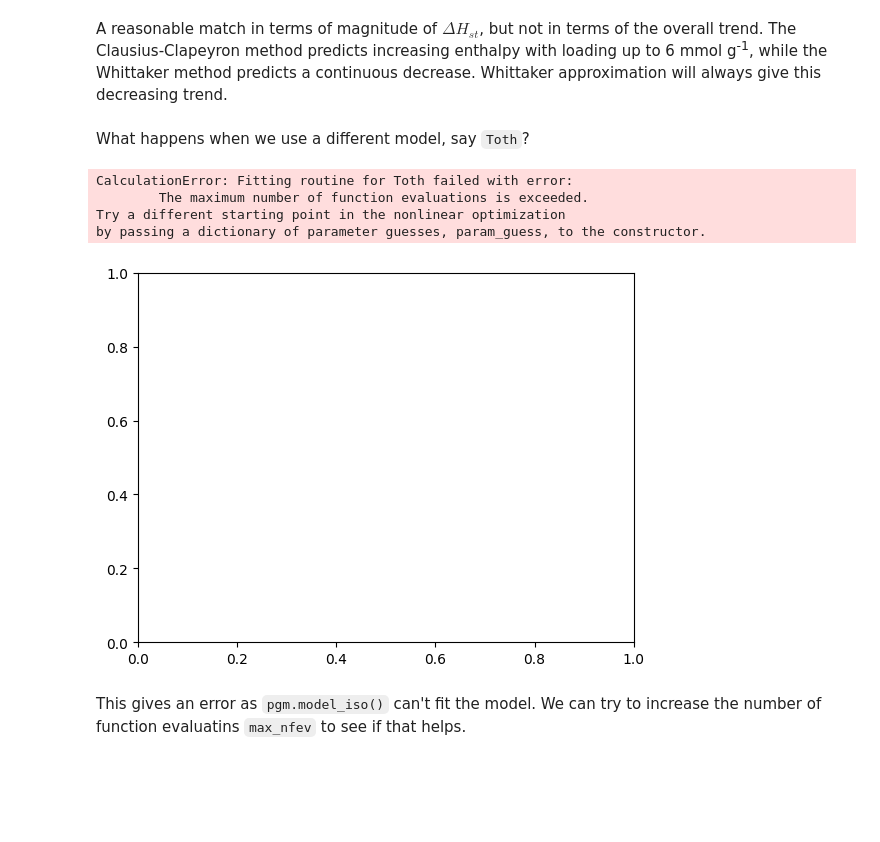
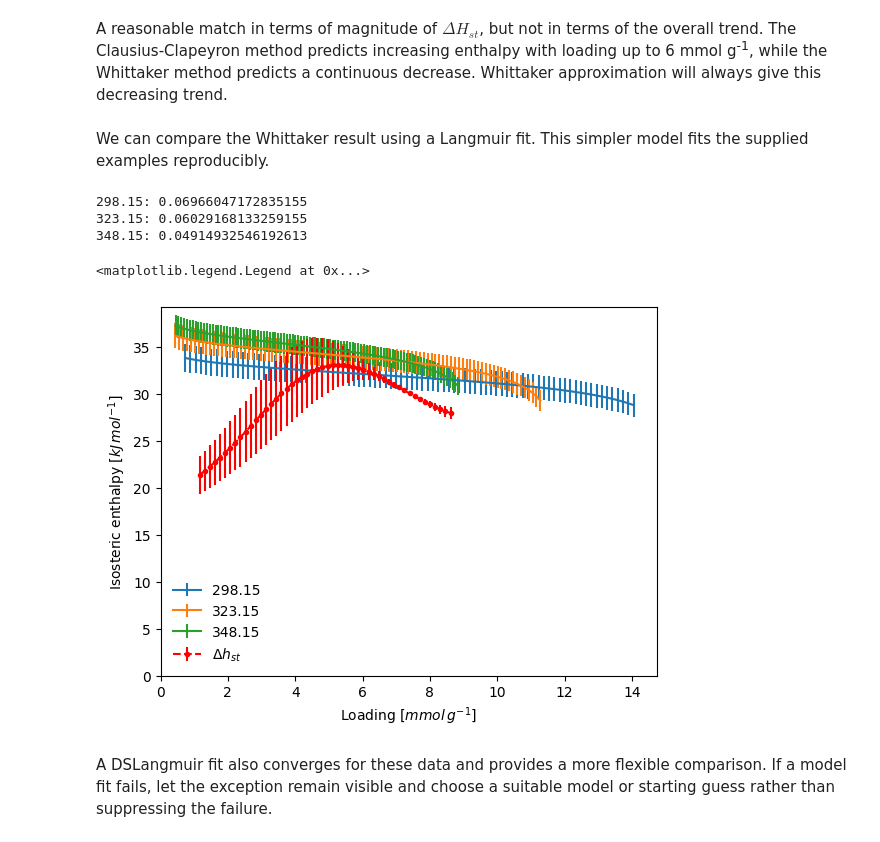
Before and after one commit to pauliacomi/pyGAPS, a Jupyter notebook: docs/examples/enthalpy_sorption.ipynb, the cells around one changed output. Cells and saved outputs as stored; diff of their text form; code cells hidden in the pictures; blank space fills up the shorter version.

```diff
--- a/docs/examples/enthalpy_sorption.ipynb
+++ b/docs/examples/enthalpy_sorption.ipynb
@@ -58,7 +56,7 @@ calculation.
 from pygaps.modelling import model_iso
 
 models_isosteric = [model_iso(iso, model="dslangmuir") for iso in isotherms_isosteric]
-result_dict = pgc.isosteric_enthalpy(models_isosteric, verbose=True)
+result_dict = pgc.enthalpy_sorption_clapeyron(models_isosteric, verbose=True)
 # %% [output]
 [figure]
 # %% [markdown]
@@ -172,48 +150,48 @@ ax.legend(frameon=False)
 # %% [markdown]
 A reasonable match in terms of magnitude of $\Delta H_{st}$, but not in terms of the overall trend. The Clausius-Clapeyron method predicts increasing enthalpy with loading up to 6 mmol g<sup>-1</sup>, while the Whittaker method predicts a continuous decrease. Whittaker approximation will always give this decreasing trend.
-# %% [markdown]
-What happens when we use a different model, say `Toth`?
+# %% [markdown]
+We can compare the Whittaker result using a Langmuir fit. This simpler model fits the supplied examples reproducibly.
 # %%
 import pygaps.graphing as pgg
 import matplotlib.pyplot as plt
 
 _, ax = plt.subplots(1, 1)  # set up an ax to plot on
 
 for i in isotherms_isosteric:
     # Calculate heat of adsorpation with whittaker method
     whittaker = pgc.enthalpy_sorption_whittaker(
         i,
-        model='toth',  # using DSToth
+        model='langmuir',  # using DSToth
         verbose=False
     )
     print(
         f"{i.temperature}: {whittaker['model_isotherm'].model.rmse}"
     )  # check that fit is reasonable for all models
     ax.errorbar( # and plotting
         whittaker['loading'],
         whittaker['enthalpy_sorption'],
         yerr=whittaker['std_errs'],  # with error bars
         label=str(i.temperature),
     )
 
 # Now plotting Clausis-Clapeyron enthalpies
 pgg.calc_graphs.isosteric_enthalpy_plot(
     result_dict['loading'],
     result_dict['isosteric_enthalpy'],
     result_dict['std_errs'],
     units=isotherms_isosteric[0].units,
     ax=ax
 )
 
 ax.legend(frameon=False)
 # %% [output]
-CalculationError: Fitting routine for Toth failed with error:
-        The maximum number of function evaluations is exceeded.
-Try a different starting point in the nonlinear optimization
-by passing a dictionary of parameter guesses, param_guess, to the constructor.
+298.15: 0.06966047172835155
+323.15: 0.06029168133259155
+348.15: 0.04914932546192613
+<matplotlib.legend.Legend at 0x...>
-[figure, old version]
+[figure, new version]
-# %% [markdown]
-This gives an error as `pgm.model_iso()` can't fit the model. We can try to increase the number of function evaluatins `max_nfev` to see if that helps.
+# %% [markdown]
+A DSLangmuir fit also converges for these data and provides a more flexible comparison. If a model fit fails, let the exception remain visible and choose a suitable model or starting guess rather than suppressing the failure.
 # %%
 import pygaps.graphing as pgg
 import matplotlib.pyplot as plt
```
Also changed, not shown: parts of 12 cells of this notebook, 6 other files.
